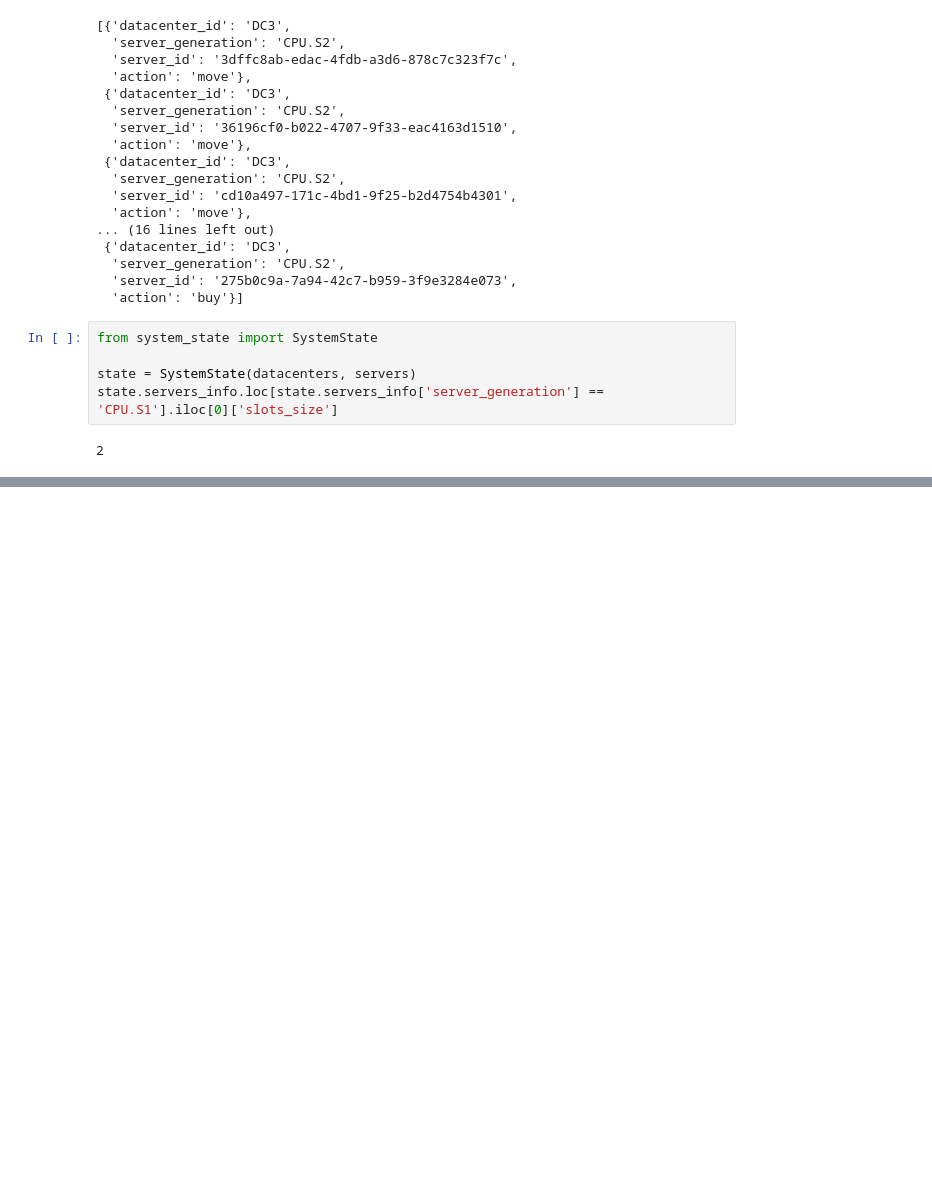
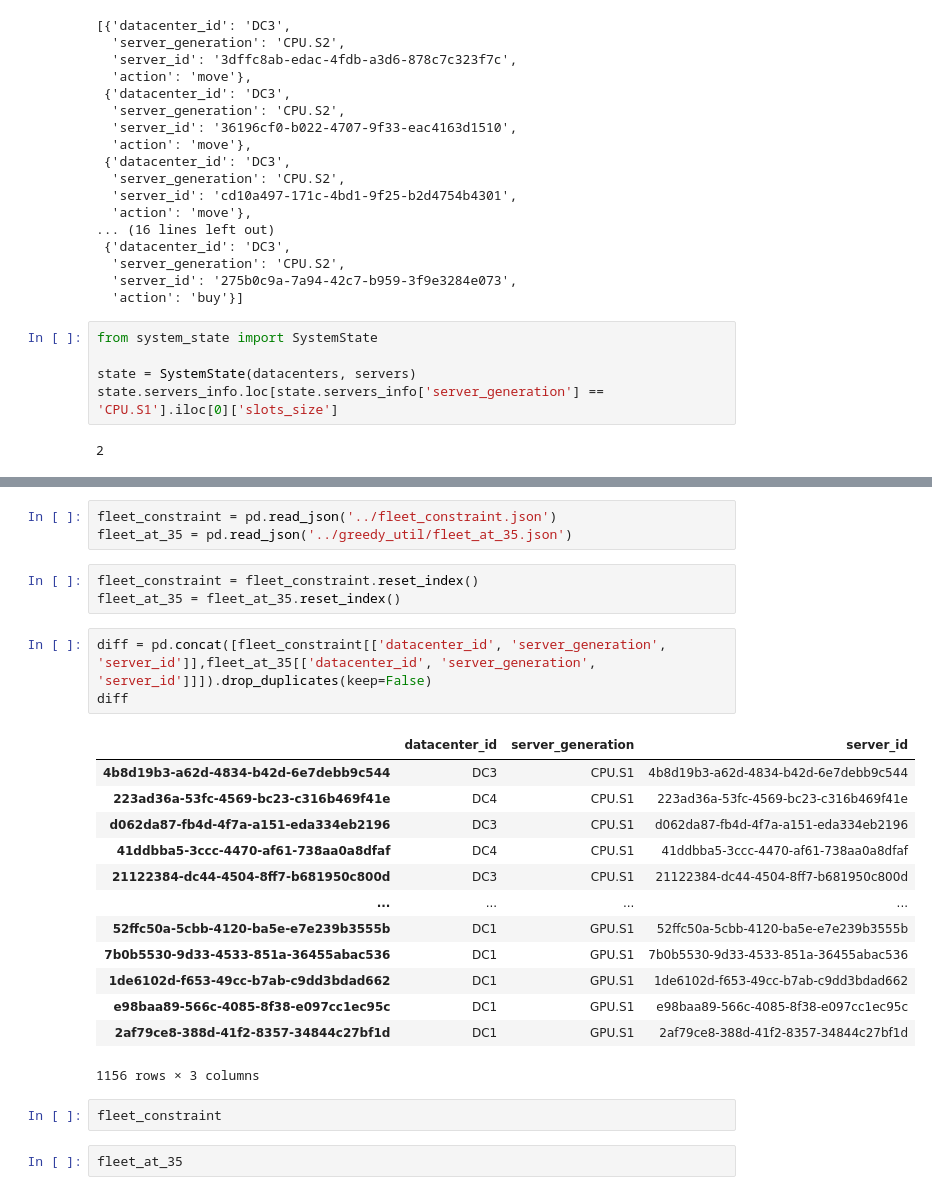
Before and after one commit to degendemolisher/Hackathon-Huawei-FiveGuys, a Jupyter notebook: analyse_data/tests.ipynb, the cells around one changed output, grey strips where cells are left out. Cells and saved outputs as stored; diff of their text form; blank space fills up the shorter version.

Commit message:
greedy_util WIP, system_state - bug fix

```diff
--- a/analyse_data/tests.ipynb
+++ b/analyse_data/tests.ipynb
@@ -1616,0 +1618,27 @@ state.servers_info.loc[state.servers_info['server_generation'] == 'CPU.S1'].iloc
+# %%
+fleet_constraint = pd.read_json('../fleet_constraint.json')
+fleet_at_35 = pd.read_json('../greedy_util/fleet_at_35.json')
+# %%
+fleet_constraint = fleet_constraint.reset_index()
+fleet_at_35 = fleet_at_35.reset_index()
+# %%
+diff = pd.concat([fleet_constraint[['datacenter_id', 'server_generation', 'server_id']],fleet_at_35[['datacenter_id', 'server_generation', 'server_id']]]).drop_duplicates(keep=False)
+diff
+# %% [output]
+|  | datacenter_id | server_generation | server_id |
+| 4b8d19b3-a62d-4834-b42d-6e7debb9c544 | DC3 | CPU.S1 | 4b8d19b3-a62d-4834-b42d-6e7debb9c544 |
+| 223ad36a-53fc-4569-bc23-c316b469f41e | DC4 | CPU.S1 | 223ad36a-53fc-4569-bc23-c316b469f41e |
+| d062da87-fb4d-4f7a-a151-eda334eb2196 | DC3 | CPU.S1 | d062da87-fb4d-4f7a-a151-eda334eb2196 |
+| 41ddbba5-3ccc-4470-af61-738aa0a8dfaf | DC4 | CPU.S1 | 41ddbba5-3ccc-4470-af61-738aa0a8dfaf |
+| 21122384-dc44-4504-8ff7-b681950c800d | DC3 | CPU.S1 | 21122384-dc44-4504-8ff7-b681950c800d |
+| ... | ... | ... | ... |
+| 52ffc50a-5cbb-4120-ba5e-e7e239b3555b | DC1 | GPU.S1 | 52ffc50a-5cbb-4120-ba5e-e7e239b3555b |
+| 7b0b5530-9d33-4533-851a-36455abac536 | DC1 | GPU.S1 | 7b0b5530-9d33-4533-851a-36455abac536 |
+| 1de6102d-f653-49cc-b7ab-c9dd3bdad662 | DC1 | GPU.S1 | 1de6102d-f653-49cc-b7ab-c9dd3bdad662 |
+| e98baa89-566c-4085-8f38-e097cc1ec95c | DC1 | GPU.S1 | e98baa89-566c-4085-8f38-e097cc1ec95c |
+| 2af79ce8-388d-41f2-8357-34844c27bf1d | DC1 | GPU.S1 | 2af79ce8-388d-41f2-8357-34844c27bf1d |
+1156 rows × 3 columns
+# %%
+fleet_constraint
+# %%
+fleet_at_35
```
Also changed, not shown: parts of 21 cells of this notebook, 10 other files.
